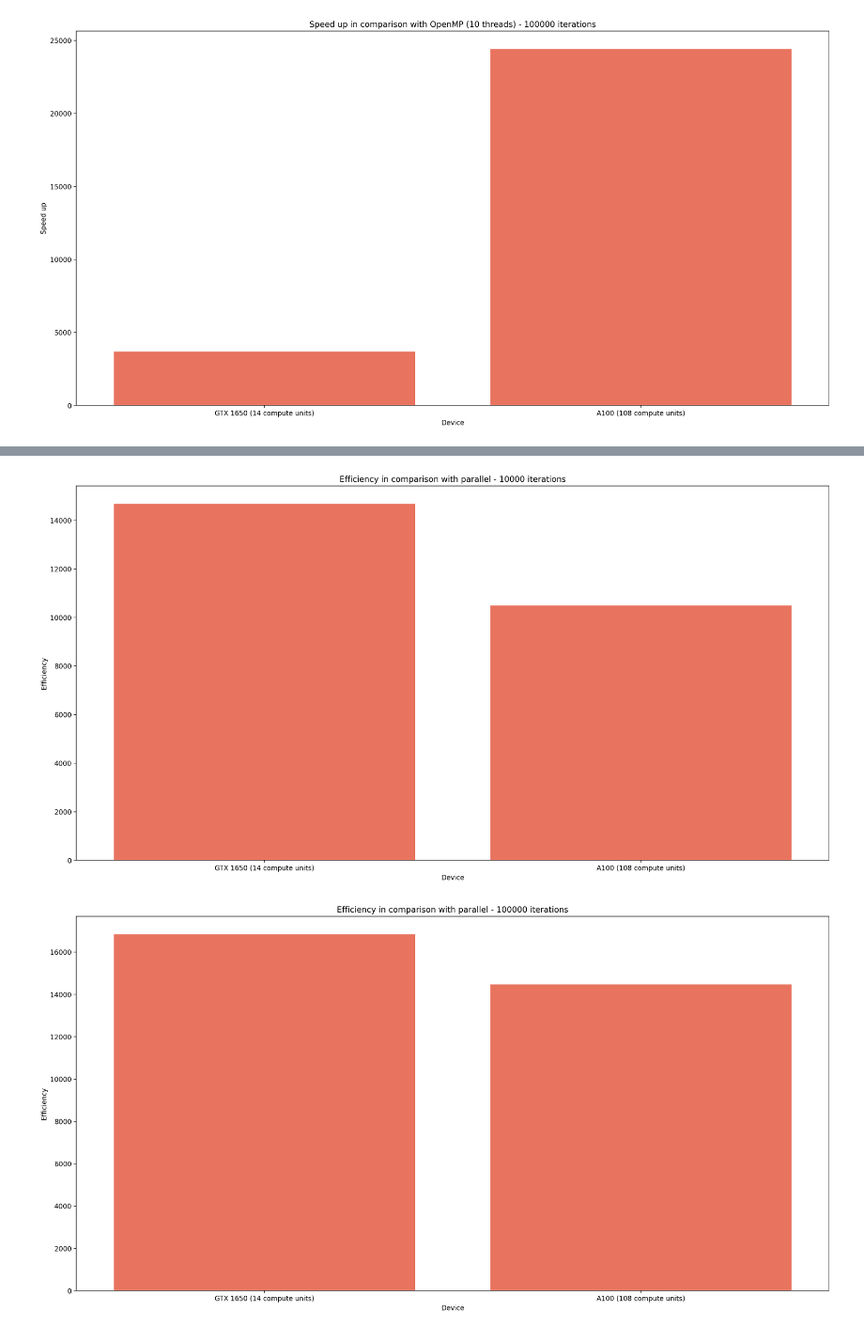
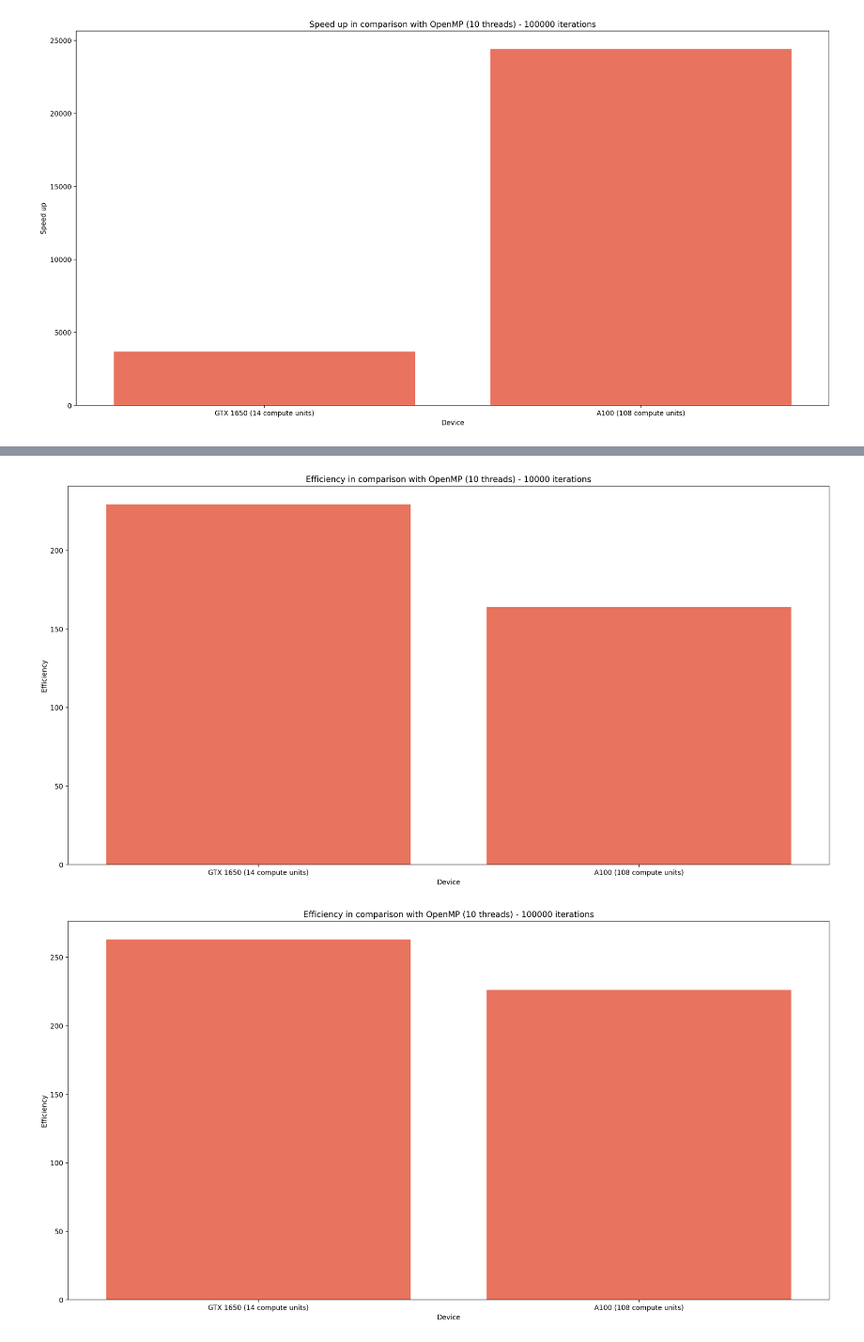
Before and after one commit to AlmirNeeto99/mandelbrot-opencl, a Jupyter notebook: analysis/analysis.ipynb, the cells around one changed output, grey strips where cells are left out. Shown at 94% size. Saved outputs shown, nothing was run; the diff lists cells and outputs as text; code cells hidden in the pictures.

```diff
--- a/analysis/analysis.ipynb
+++ b/analysis/analysis.ipynb
@@ -78,6 +78,6 @@ plt.savefig("charts/serial_mp_speed_up.png", bbox_inches="tight")
 # %%
 plt.figure(figsize=(20, 10), dpi=200)
-chart = sns.lineplot(
+chart = sns.barplot(
     grouped_by_iterations,
     x="threads",
     y="efficiency",
@@ -167,13 +167,13 @@ def calculate_speedup_gpu(row):
     row["speed_up_serial"] = first_execution_time / row["time"]
     cp = row.copy()
     cp[cp["threads"] == 0] = 1
-    row["efficiency_serial"] = row["speed_up_serial"] / cp["threads"] * 64
+    row["efficiency_serial"] = row["speed_up_serial"] / cp["threads"]
 
     first_execution_time = row.loc[row["threads"] == 10, ["time"]].time.item()
     row["speed_up_parallel"] = first_execution_time / row["time"]
     cp = row.copy()
     cp[cp["threads"] == 0] = 1
-    row["efficiency_parallel"] = row["speed_up_parallel"] / cp["threads"] * 64
+    row["efficiency_parallel"] = row["speed_up_parallel"] / cp["threads"]
 
     return row
 # %%
@@ -258,21 +258,23 @@ for it in grouped_by_iterations["iterations"].unique():
 # %%
 for it in grouped_by_iterations["iterations"].unique():
     plt.figure(figsize=(20, 10), dpi=200)
     chart = sns.barplot(
         grouped_by_iterations[
             (grouped_by_iterations["iterations"] == it)
             & (grouped_by_iterations["threads"] != 0)
             & (grouped_by_iterations["threads"] != 10)
         ],
         x=["GTX 1650 (14 compute units)", "A100 (108 compute units)"],
         y="efficiency_parallel",
         color="tomato",
         legend=True,
     )
     chart.set_ylabel("Efficiency")
     chart.set_xlabel("Device")
-    chart.set_title(f"Efficiency in comparison with parallel - {it} iterations")
+    chart.set_title(
+        f"Efficiency in comparison with OpenMP (10 threads) - {it} iterations"
+    )
     plt.savefig(f"charts/efficiency_parallel_{it}.png", bbox_inches="tight")
 # %% [output]
-[figure, old version]
+[figure, new version]
-[figure, old version]
+[figure, new version]
```
Also changed, not shown: parts of 4 cells of this notebook.
